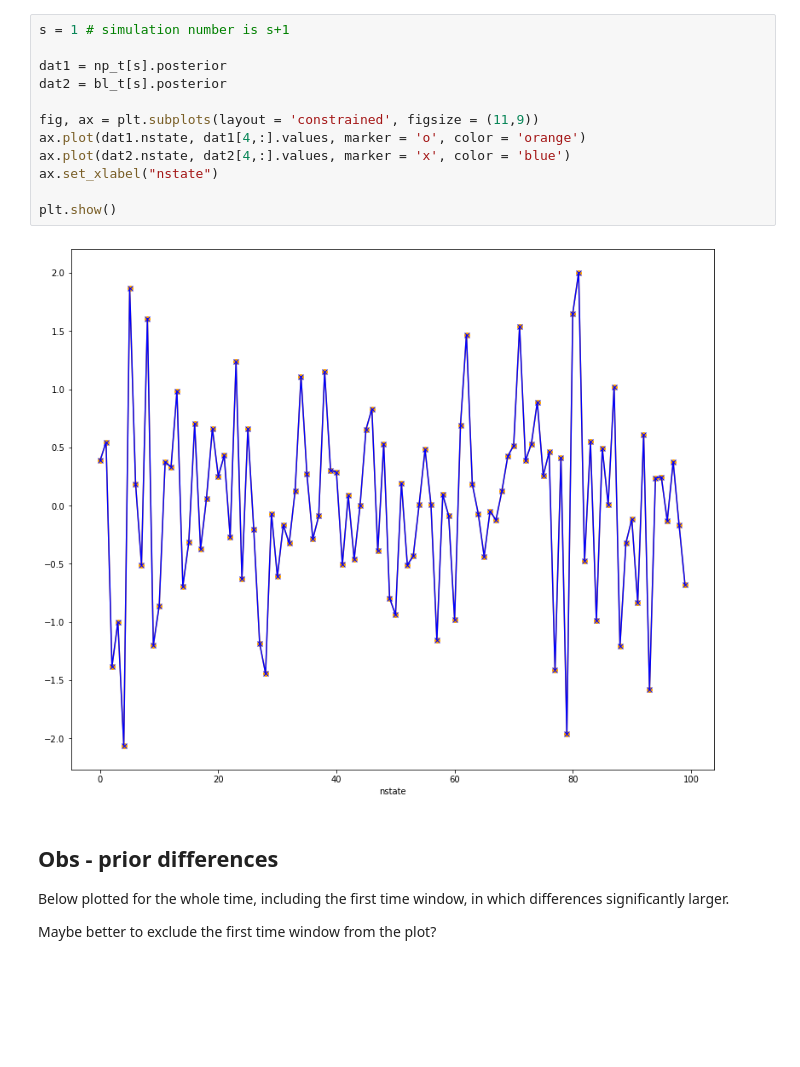
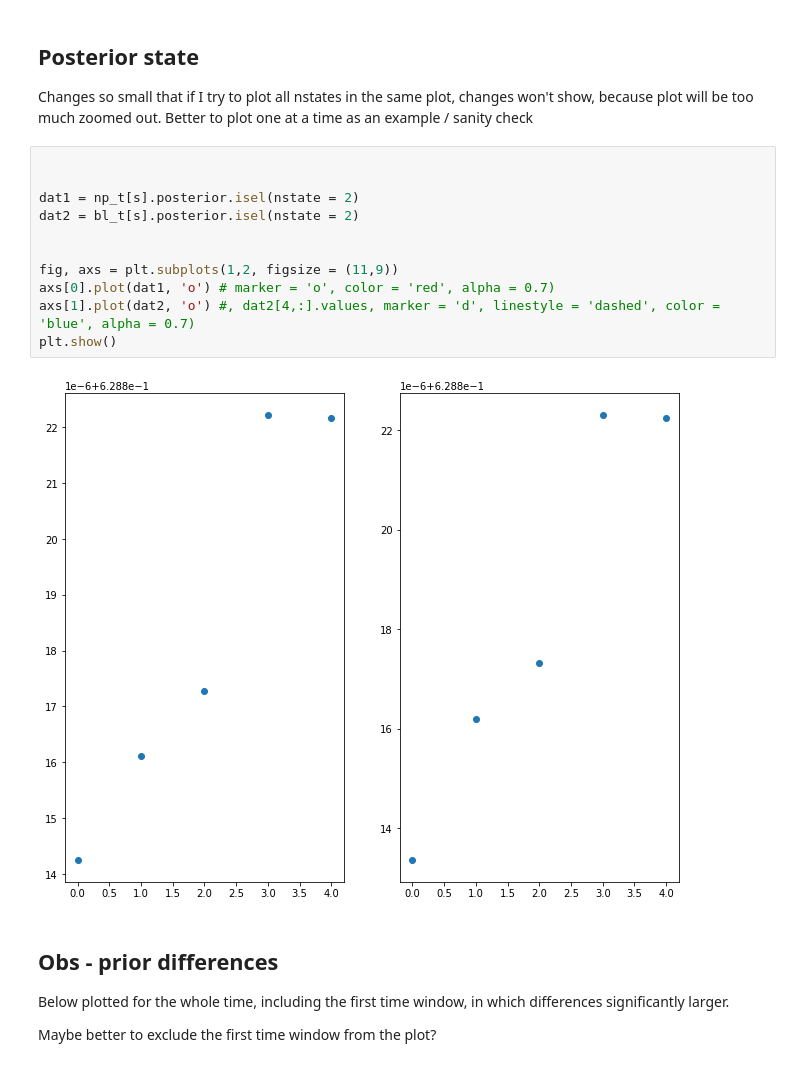
Before and after one commit to AkiTsuruta/MI-AIM, a Jupyter notebook: kf_plots.ipynb, the cells around one changed output. Saved outputs shown, nothing was run; the diff lists cells and outputs as text; blank space fills up the shorter version.

```diff
--- a/kf_plots.ipynb
+++ b/kf_plots.ipynb
@@ -67,17 +61,22 @@ These don't seem to change between time windows or different kf settings. Why?
+# %% [markdown]
+Posterior state
+----------------
+
+Changes so small that if I try to plot all nstates in the same plot, changes won't show, because plot will be too much zoomed out.
+Better to plot one at a time as an example / sanity check
 # %%
-s = 1 # simulation number is s+1
 
-dat1 = np_t[s].posterior
-dat2 = bl_t[s].posterior
 
-fig, ax = plt.subplots(layout = 'constrained', figsize = (11,9))
-ax.plot(dat1.nstate, dat1[4,:].values, marker = 'o', color = 'orange')
-ax.plot(dat2.nstate, dat2[4,:].values, marker = 'x', color = 'blue')
-ax.set_xlabel("nstate")
+dat1 = np_t[s].posterior.isel(nstate = 2)
+dat2 = bl_t[s].posterior.isel(nstate = 2)
 
+
+fig, axs = plt.subplots(1,2, figsize = (11,9))
+axs[0].plot(dat1, 'o') # marker = 'o', color = 'red', alpha = 0.7)
+axs[1].plot(dat2, 'o') #, dat2[4,:].values, marker = 'd', linestyle = 'dashed', color = 'blue', alpha = 0.7)
 plt.show()
 # %% [output]
-[figure, old version]
+[figure, new version]
 # %% [markdown]
 
 Obs - prior differences
```
Also changed, not shown: parts of 18 cells of this notebook, 4 other files.
